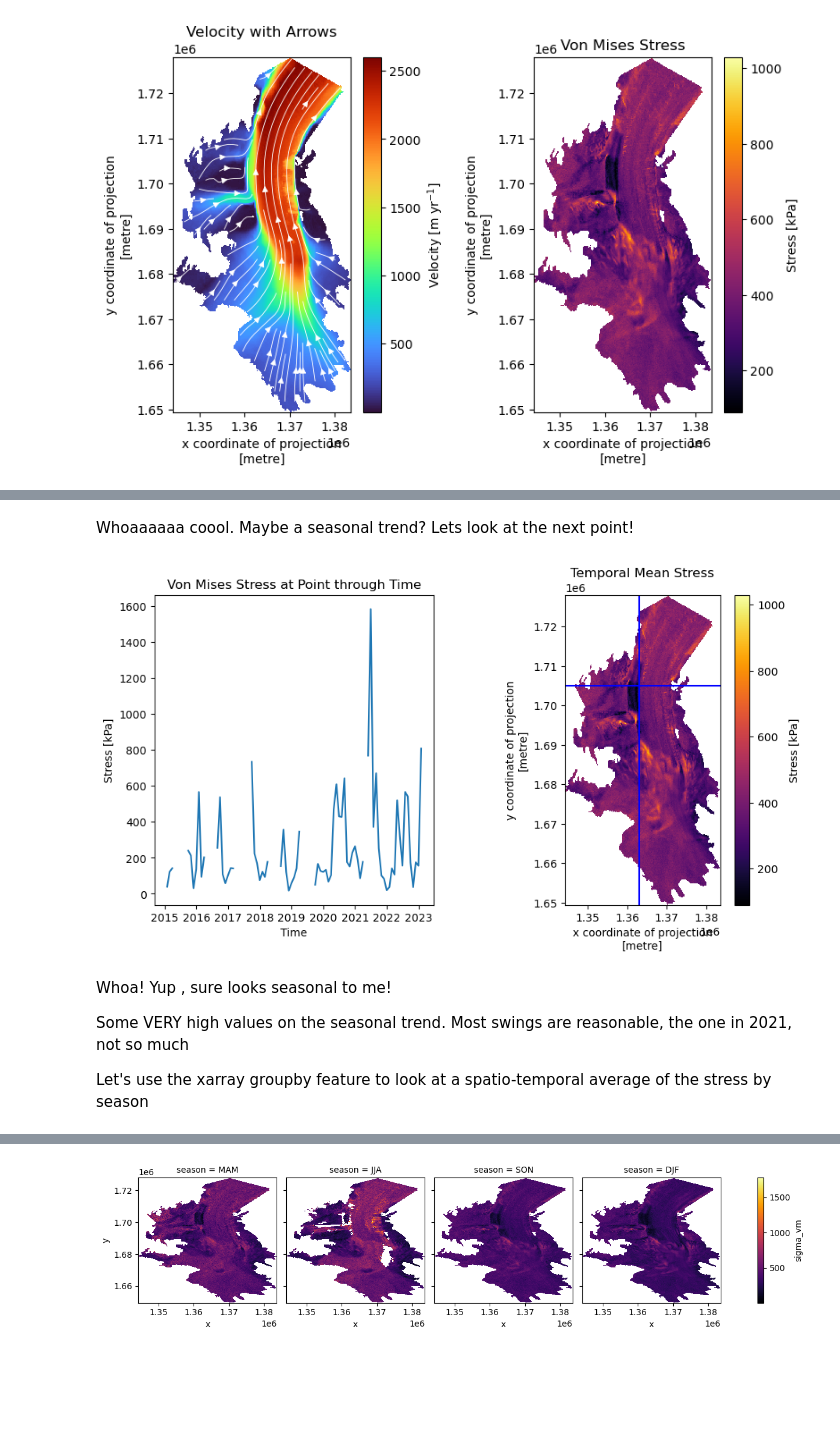
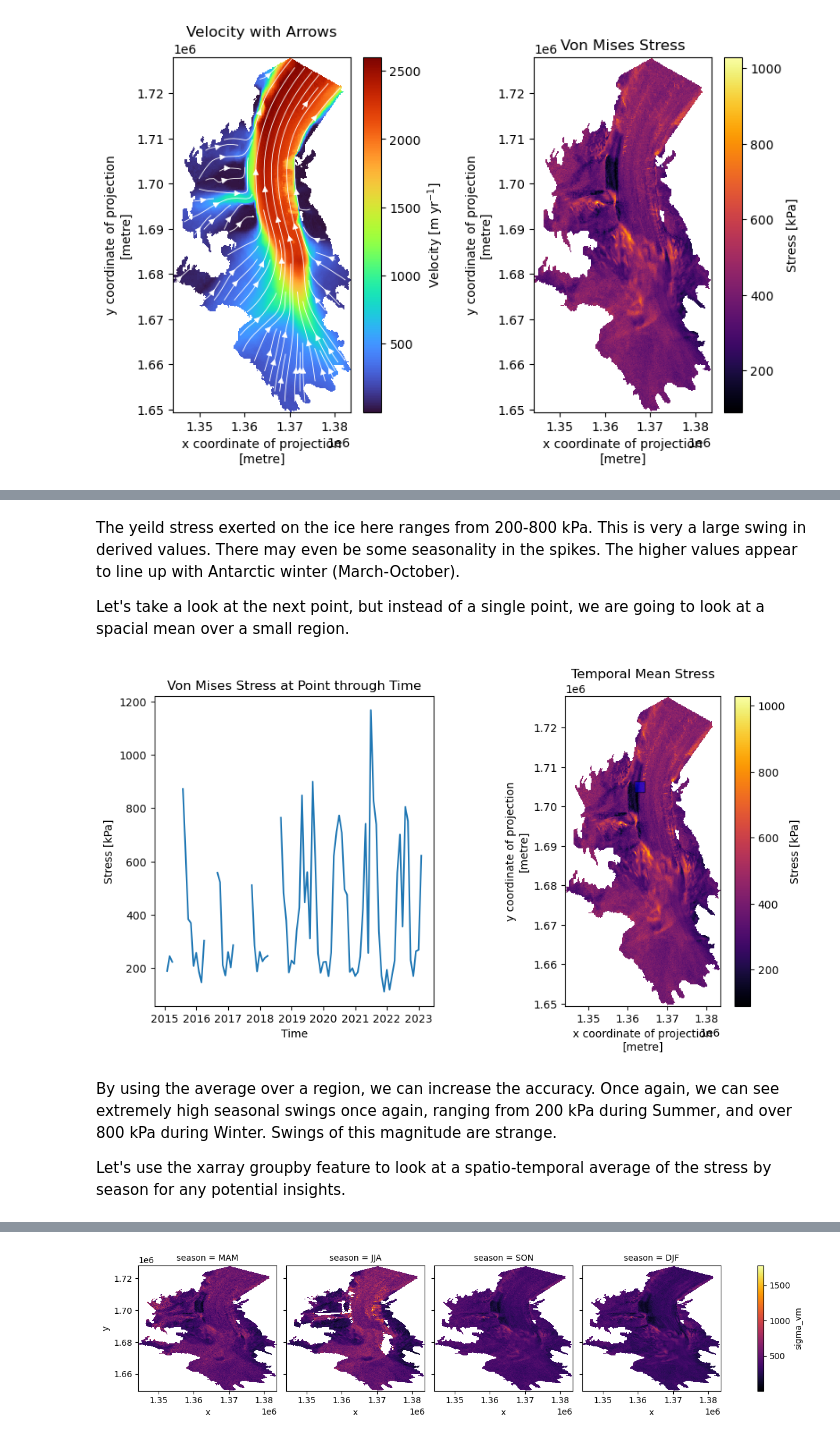
Before and after one commit to jackplogan33/ice-fracture-mechanics, a Jupyter notebook: notebooks/monthly-stress-analysis.ipynb, the cells around one changed output, grey strips where cells are left out. Drawn from its saved outputs; the diff is of its cells as text; code cells hidden in the pictures; blank space fills up the shorter version.

Commit message:
finalize monthly stress analysis notebook

```diff
--- a/notebooks/monthly-stress-analysis.ipynb
+++ b/notebooks/monthly-stress-analysis.ipynb
@@ -179,38 +186,42 @@ plt.show()
 # %% [markdown]
-Whoaaaaaa coool. Maybe a seasonal trend? Lets look at the next point!
+The yeild stress exerted on the ice here ranges from 200-800 kPa. This is very a large swing in derived values. There may even be some seasonality in the spikes. The higher values appear to line up with Antarctic winter (March-October).
+
+Let's take a look at the next point, but instead of a single point, we are going to look at a spacial mean over a small region.
 # %%
 # Save x and y location as variables
 x, y = (1.363e6, 1.705e6)
 
+# buffer distance (amount to move each direction from coord)
+buffer = 1.3e3
+x1, x2 = x-buffer, x+buffer
+y1, y2 = y-buffer, y+buffer
+
 # select nearest point to specified location from main ds
-point = shirase_ds.sel(x=x, y=y, method='nearest')
+point = shirase_ds.sel(x=[x1, x2], y=[y1, y2], method='nearest').mean(['x', 'y'])
 
 fig, axs = plt.subplots(ncols=2, layout='constrained', figsize=(9,5))
 
 # plot timeseries of Von Mises Stress
 point.sigma_vm.plot(ax=axs[0])
 axs[0].set_title('Von Mises Stress at Point through Time')
 axs[0].set_ylabel('Stress [kPa]')
 axs[0].set_xlabel('Time')
 
 # Plot Von Mises Stress
 c = time_avg.sigma_vm.plot(ax=axs[1], cmap='inferno')
 c.colorbar.set_label('Stress [kPa]')
 axs[1].set_title('Temporal Mean Stress')
 # Plot verticle and horizontal lines that intersect at point
-axs[1].axhline(y=y, c='blue')
-axs[1].axvline(x=x, c='blue')
+axs[1].fill([x1,x2,x2,x1], [y1,y1,y2,y2], facecolor='blue', edgecolor='k', alpha=.5)
 axs[1].set_aspect('equal')
 
 plt.show()
 # %% [output]
-[figure, old version]
+[figure, new version]
 # %% [markdown]
-Whoa! Yup , sure looks seasonal to me!
+By using  the average over a region, we can increase the accuracy. Once again, we can see extremely high seasonal swings once again, ranging from 200 kPa during Summer, and over 800 kPa during Winter. Swings of this magnitude are strange.
 
-Some VERY high values on the seasonal trend. Most swings are reasonable, the one in 2021, not so much
-
-Let's use the xarray groupby feature to look at a spatio-temporal average of the stress by season
+Let's use the xarray groupby feature to look at a spatio-temporal average of the stress by season for any potential insights.
 # %%
 # Use the xarray groupby func to group by season
 seasons_gb = shirase_ds.groupby(shirase_ds.mid_date.dt.season).mean(skipna=True)
```
Also changed, not shown: parts of 18 cells of this notebook.
